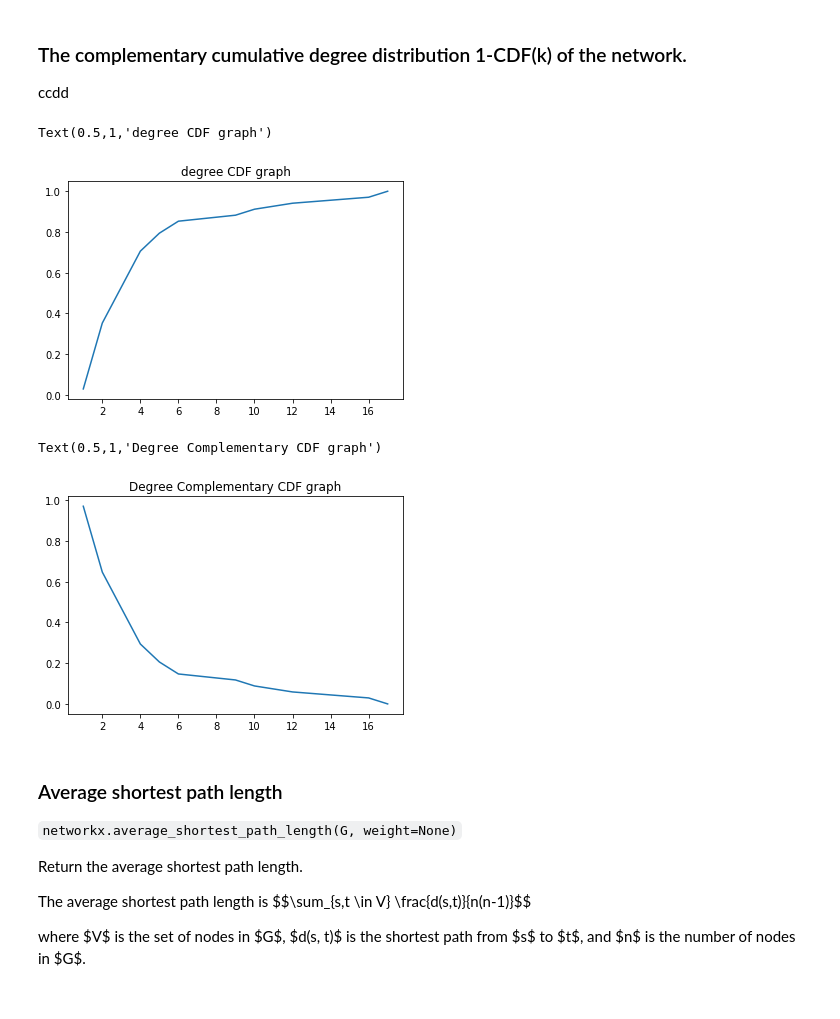
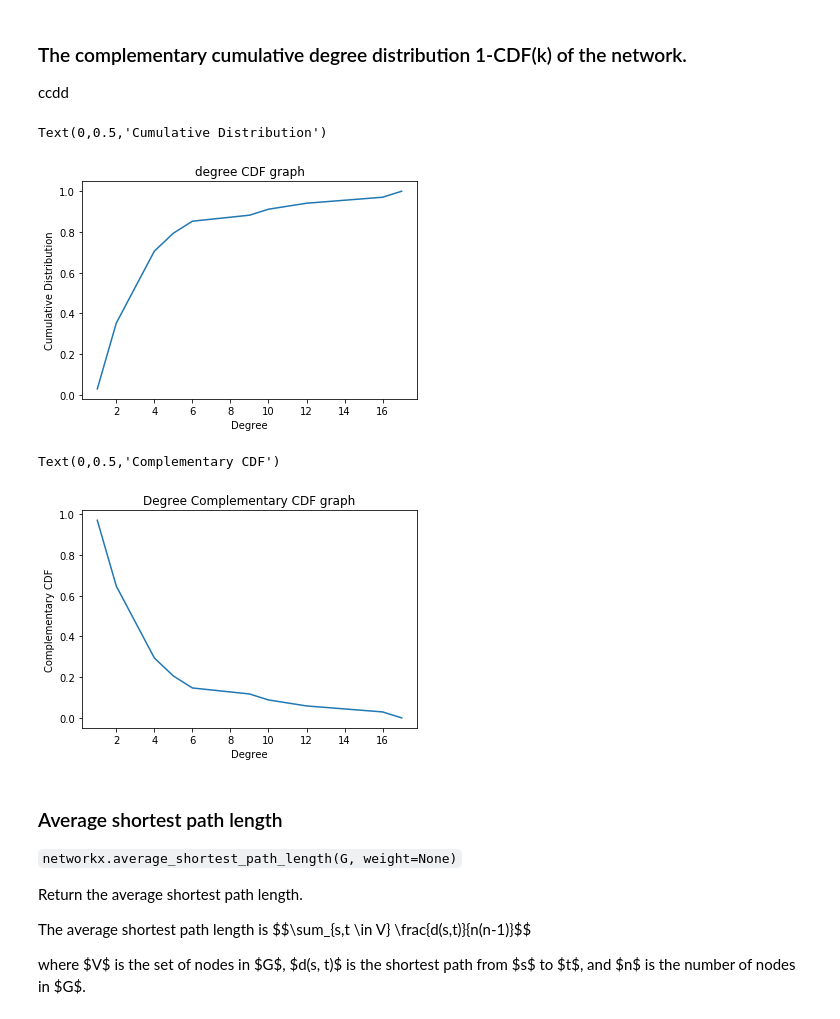
Before and after one commit to adamilyas/complex-networks, a Jupyter notebook: Week 1/q2_network_basics.ipynb, the cells around one changed output. Cells and saved outputs as stored; diff of their text form; code cells hidden in the pictures.

```diff
--- a/Week 1/q2_network_basics.ipynb
+++ b/Week 1/q2_network_basics.ipynb
@@ -277,17 +281,21 @@ for pdf in degree_distribution:
 
 plt.plot(x,CDF)
 plt.title("degree CDF graph")
+plt.xlabel("Degree")
+plt.ylabel("Cumulative Distribution")
 # %% [output]
-Text(0.5,1,'degree CDF graph')
+Text(0,0.5,'Cumulative Distribution')
-[figure, old version]
+[figure, new version]
 # %%
 ccdd = [1-cdf for cdf in CDF]
 
 plt.plot(x,ccdd)
 plt.title("Degree Complementary CDF graph")
+plt.xlabel("Degree")
+plt.ylabel("Complementary CDF")
 # %% [output]
-Text(0.5,1,'Degree Complementary CDF graph')
+Text(0,0.5,'Complementary CDF')
-[figure, old version]
+[figure, new version]
 # %% [markdown]
 ### Average shortest path length
 
```
Also changed, not shown: parts of 4 cells of this notebook, 7 other files.
